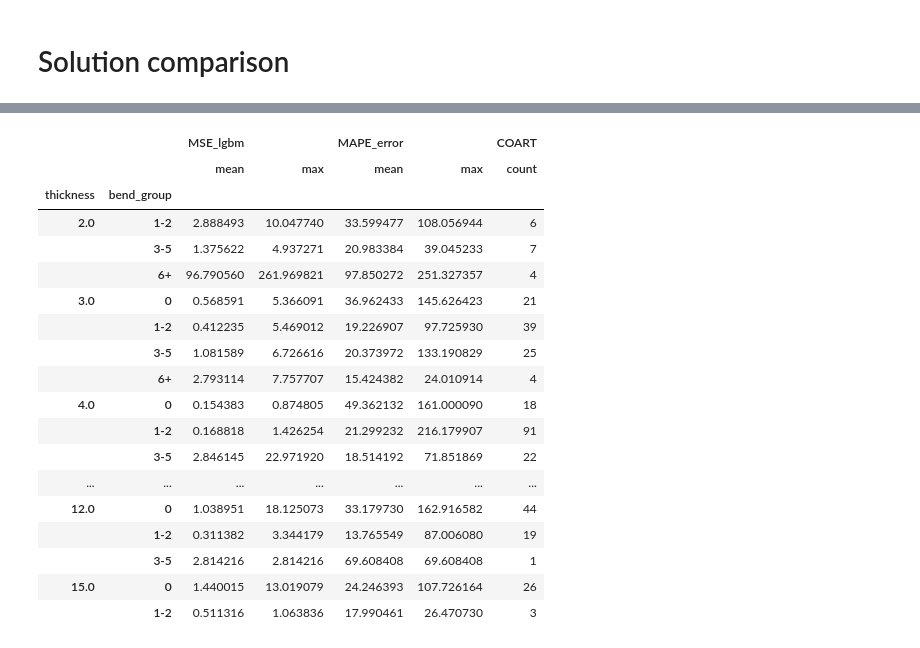
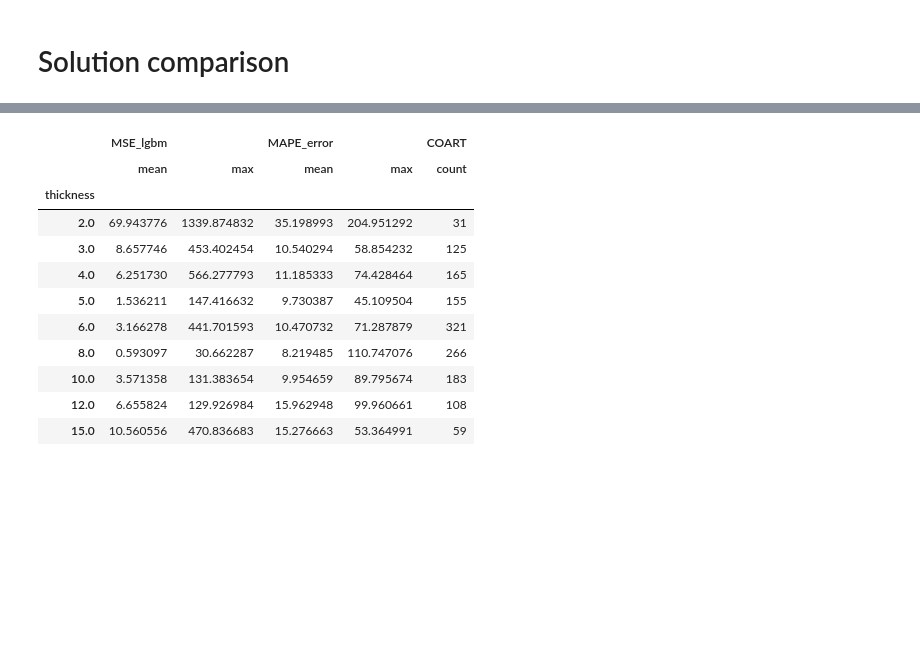
Before and after one commit to rudloffl/sheet-metal-cost-calculator, a Jupyter notebook: Y1 - Notebooks/C3 - LightGBM.ipynb, the cells around one changed output, grey strips where cells are left out. Saved outputs shown, nothing was run; the diff lists cells and outputs as text; code cells hidden in the pictures; blank space fills up the shorter version.

```diff
--- a/Y1 - Notebooks/C3 - LightGBM.ipynb
+++ b/Y1 - Notebooks/C3 - LightGBM.ipynb
@@ -125,0 +160,4 @@ dataset.shape
+# %%
+#quantile decomposition
+df=dataset[['thickness', 'APPROX_BEND_COST', 'bend_count']].groupby(['thickness', 'bend_count']).quantile([botlimit,toplimit])
+df
@@ -125,0 +184,15 @@ dataset.shape
+# %%
+# If VALAJOUT is target, cleaning
+if target == 'VALAJOUT':
+    for (thickness, bend_count, limit), value in df.iterrows():
+        tresh = value.values[0]
+        mask1 = np.logical_and(dataset['thickness'] == thickness, dataset['bend_count'] == bend_count)
+        if limit == botlimit:
+            mask = np.logical_and(mask1, dataset['APPROX_BEND_COST'] < tresh)
+            dataset = dataset[np.logical_not(mask)]
+        elif limit == toplimit:
+            mask = np.logical_and(mask1, dataset['APPROX_BEND_COST'] > tresh)
+            dataset = dataset[np.logical_not(mask)]
+        #print((thickness, limit), tresh)
+
+dataset.shape
@@ -182,3 +270,0 @@ X_train, X_test, y_train, y_test = train_test_split(
-# %%
-target = 'VALAJOUT'
-assert target in y.columns.values, 'The target must be in y dataset'
@@ -258,10 +330,10 @@ param_grid = {
     }
 
 #MSE version
-#gridgbm = GridSearchCV(regpip, param_grid, cv=3, n_jobs=-2, scoring='neg_mean_squared_error', verbose=5)
+gridgbm = GridSearchCV(regpip, param_grid, cv=3, n_jobs=-2, scoring='neg_mean_squared_error', verbose=5)
 
 #MAPE version
-gridgbm = GridSearchCV(regpip, param_grid, cv=3, n_jobs=-2, scoring=mape_scorer, verbose=2)
+#gridgbm = GridSearchCV(regpip, param_grid, cv=3, n_jobs=-2, scoring=mape_scorer, verbose=2)
 # %%
 gridgbm.fit(X_train[limitedset], y_train[target])
 # %% [output]
@@ -437,31 +508,26 @@ comparisonset['MAPE_error'].mean()
 # %%
 #If bends use this line
-df = comparisonset[['MSE_lgbm', 'MAPE_error', 'thickness', 'bend_group', 'COART']].groupby(['thickness', 'bend_group'])
+if target == 'VALAJOUT':
+    df = comparisonset[['MSE_lgbm', 'MAPE_error', 'thickness', 'bend_group', 'COART']].groupby(['thickness', 'bend_group'])
 
 #If no bends use this line
-#df = comparisonset[['MSE_lgbm', 'MAPE_error', 'thickness', 'COART']].groupby(['thickness'])
+if target == 'VAMAT':
+    df = comparisonset[['MSE_lgbm', 'MAPE_error', 'thickness', 'COART']].groupby(['thickness'])
 
 df.agg({'MSE_lgbm': ['mean', 'max'], 'MAPE_error': ['mean', 'max'],'COART':['count'] })
 # %% [output]
-|  |  | MSE_lgbm |  | MAPE_error |  | COART |
-|  |  | mean | max | mean | max | count |
-| thickness | bend_group |  |  |  |  |  |
-| 2.0 | 1-2 | 2.888493 | 10.047740 | 33.599477 | 108.056944 | 6 |
-|  | 3-5 | 1.375622 | 4.937271 | 20.983384 | 39.045233 | 7 |
-|  | 6+ | 96.790560 | 261.969821 | 97.850272 | 251.327357 | 4 |
-| 3.0 | 0 | 0.568591 | 5.366091 | 36.962433 | 145.626423 | 21 |
-|  | 1-2 | 0.412235 | 5.469012 | 19.226907 | 97.725930 | 39 |
-|  | 3-5 | 1.081589 | 6.726616 | 20.373972 | 133.190829 | 25 |
-|  | 6+ | 2.793114 | 7.757707 | 15.424382 | 24.010914 | 4 |
-| 4.0 | 0 | 0.154383 | 0.874805 | 49.362132 | 161.000090 | 18 |
-|  | 1-2 | 0.168818 | 1.426254 | 21.299232 | 216.179907 | 91 |
-|  | 3-5 | 2.846145 | 22.971920 | 18.514192 | 71.851869 | 22 |
-| ... | ... | ... | ... | ... | ... | ... |
-| 12.0 | 0 | 1.038951 | 18.125073 | 33.179730 | 162.916582 | 44 |
-|  | 1-2 | 0.311382 | 3.344179 | 13.765549 | 87.006080 | 19 |
-|  | 3-5 | 2.814216 | 2.814216 | 69.608408 | 69.608408 | 1 |
-| 15.0 | 0 | 1.440015 | 13.019079 | 24.246393 | 107.726164 | 26 |
-|  | 1-2 | 0.511316 | 1.063836 | 17.990461 | 26.470730 | 3 |
+|  | MSE_lgbm |  | MAPE_error |  | COART |
+|  | mean | max | mean | max | count |
+| thickness |  |  |  |  |  |
+| 2.0 | 69.943776 | 1339.874832 | 35.198993 | 204.951292 | 31 |
+| 3.0 | 8.657746 | 453.402454 | 10.540294 | 58.854232 | 125 |
+| 4.0 | 6.251730 | 566.277793 | 11.185333 | 74.428464 | 165 |
+| 5.0 | 1.536211 | 147.416632 | 9.730387 | 45.109504 | 155 |
+| 6.0 | 3.166278 | 441.701593 | 10.470732 | 71.287879 | 321 |
+| 8.0 | 0.593097 | 30.662287 | 8.219485 | 110.747076 | 266 |
+| 10.0 | 3.571358 | 131.383654 | 9.954659 | 89.795674 | 183 |
+| 12.0 | 6.655824 | 129.926984 | 15.962948 | 99.960661 | 108 |
+| 15.0 | 10.560556 | 470.836683 | 15.276663 | 53.364991 | 59 |
 # %%
 df = comparisonset[['MAPE_error', 'thickness']].groupby('thickness').mean()
 df.plot.bar()
```
Also changed, not shown: parts of 51 cells of this notebook.
